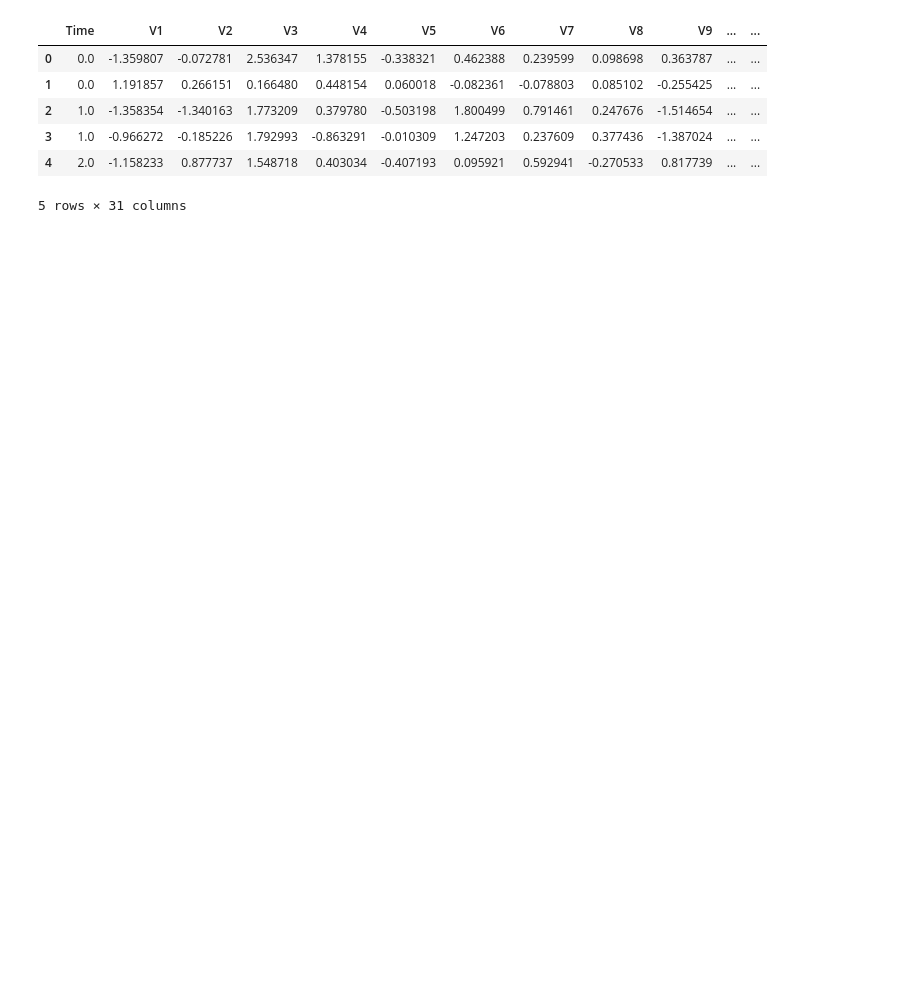
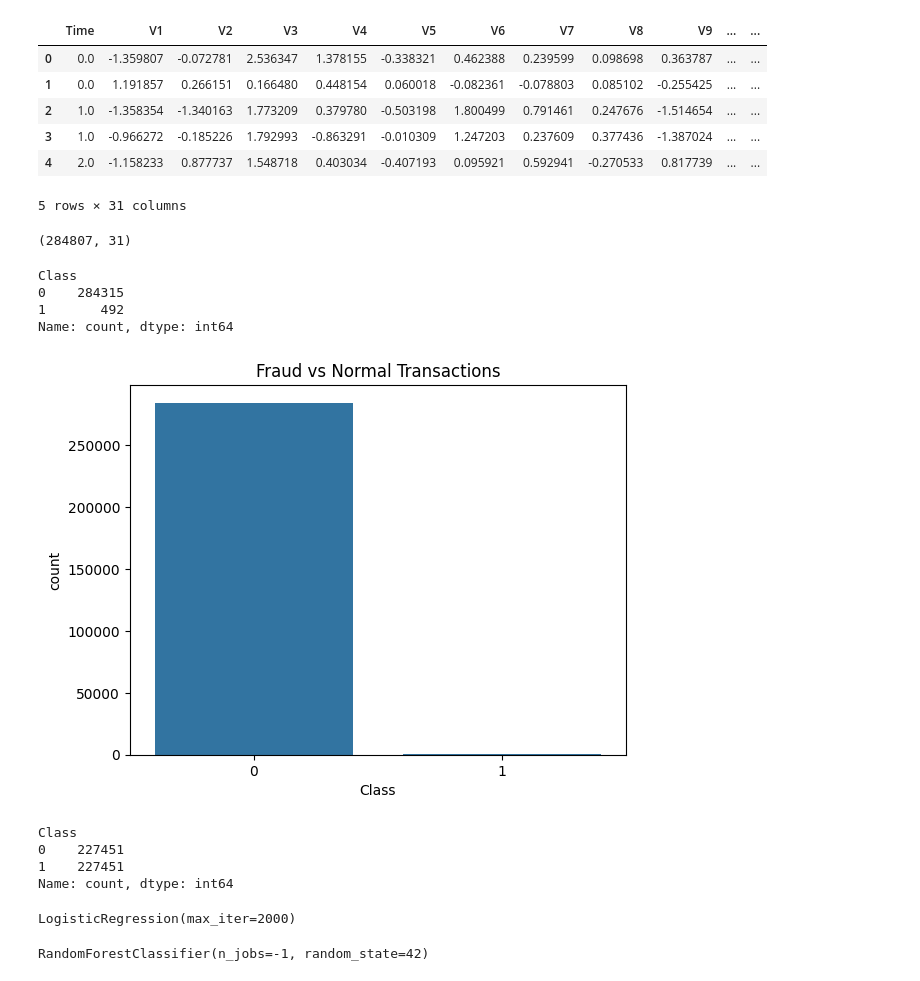
Before and after one commit to Ironclad1738281/credit-card-fraud-detection, a Jupyter notebook: notebooks/fraud_detection.ipynb, the cells around one changed output. Drawn from its saved outputs; the diff is of its cells as text; code cells hidden in the pictures; blank space fills up the shorter version.

```diff
--- a/notebooks/fraud_detection.ipynb
+++ b/notebooks/fraud_detection.ipynb
@@ -11,3 +14,21 @@ df.head()
 | 3 | 1.0 | -0.966272 | -0.185226 | 1.792993 | -0.863291 | -0.010309 | 1.247203 | 0.237609 | 0.377436 | -1.387024 | ... | ... |
 | 4 | 2.0 | -1.158233 | 0.877737 | 1.548718 | 0.403034 | -0.407193 | 0.095921 | 0.592941 | -0.270533 | 0.817739 | ... | ... |
 5 rows × 31 columns
+# %%
+df.shape
+# %% [output]
+(284807, 31)
+# %%
+df['Class'].value_counts()
+# %% [output]
+Class
+0    284315
+1       492
+Name: count, dtype: int64
+# %%
+sns.countplot(x = 'Class', data =df)
+plt.title("Fraud vs Normal Transactions")
+plt.savefig("../images/fraud_distribution")
+plt.show()
+# %% [output]
+[figure, added]
@@ -13,0 +51,26 @@ df.head()
+# %%
+y_train_resampled.value_counts()
+# %% [output]
+Class
+0    227451
+1    227451
+Name: count, dtype: int64
+# %%
+from sklearn.linear_model import LogisticRegression
+
+model = LogisticRegression(max_iter= 2000)
+model.fit(X_train_resampled,y_train_resampled)
+# %% [output]
+LogisticRegression(max_iter=2000)
+# %%
+from sklearn.ensemble import RandomForestClassifier
+
+rf_model = RandomForestClassifier(
+    n_estimators = 100,
+    random_state = 42,
+    n_jobs = -1
+)
+
+rf_model.fit(X_train_resampled, y_train_resampled)
+# %% [output]
+RandomForestClassifier(n_jobs=-1, random_state=42)
```
Also changed, not shown: parts of 11 cells of this notebook, 5 other files.
